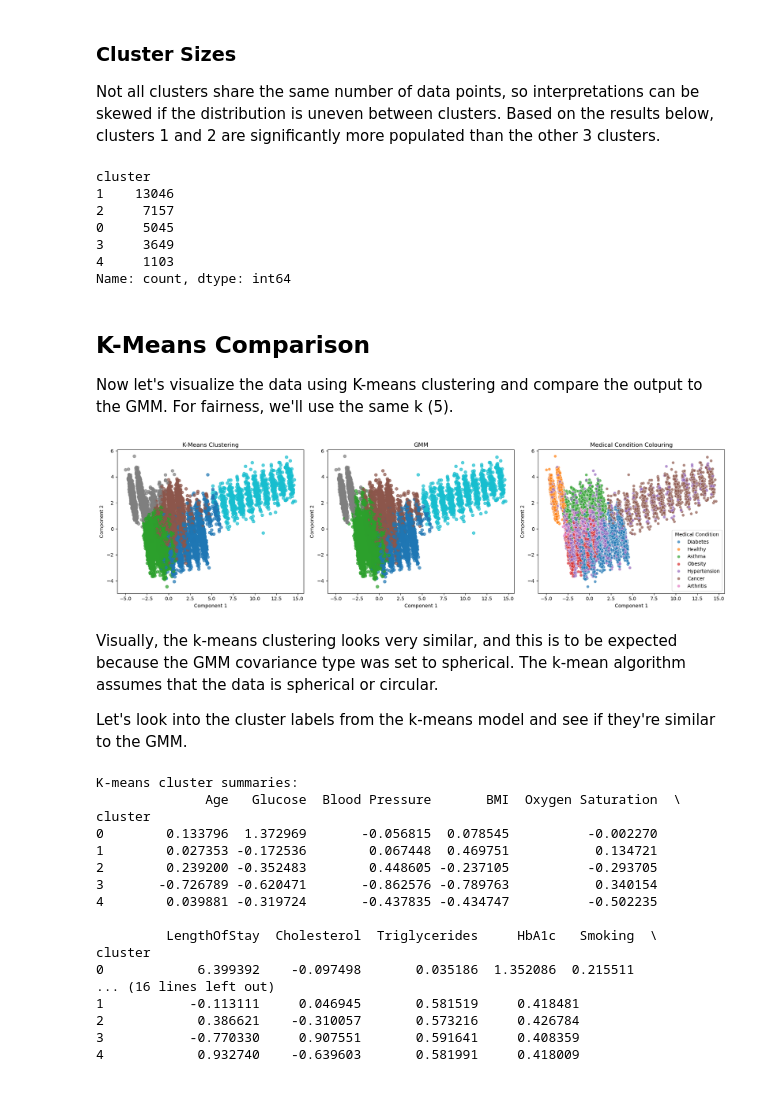
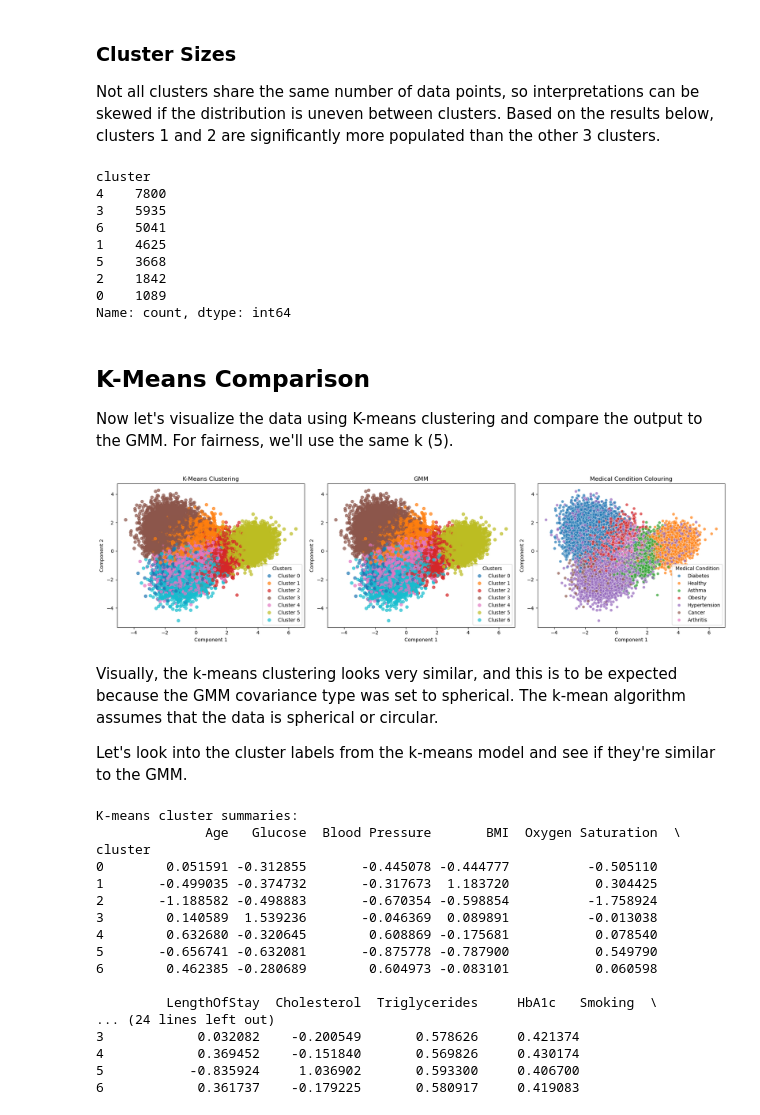
Before and after one commit to alexandrianelson/BINF5507-ML-Capstone, a Jupyter notebook: Capstone_Assignment_Notebook.ipynb, the cells around one changed output. Drawn from its saved outputs; the diff is of its cells as text; code cells hidden in the pictures.

```diff
--- a/Capstone_Assignment_Notebook.ipynb
+++ b/Capstone_Assignment_Notebook.ipynb
@@ -170,8 +170,8 @@ The remaining columns have very different scales and would benefit from scaling
 # %%
 # Get numeric columns now that the data is clean
-num_columns = [col for col in cleaned_data.columns if cleaned_data[col].dtype in ["float64" or "int64"]]
+num_columns = [col for col in cleaned_data.columns if cleaned_data[col].dtype in ["float64","int64"]]
 
-print(f"Before scaling: ")
+print(f"Before standardizing: ")
 print(cleaned_data[num_columns].describe())
 
 # Dictionary for means and stds
@@ -179,12 +179,13 @@ means = {}
 stds = {}
 
 for col in num_columns:
-    means[col] = cleaned_data[col].mean()
-    stds[col] = cleaned_data[col].std()
+    if col not in ["Gender_Female", "Gender_Male"]:
+        means[col] = cleaned_data[col].mean()
+        stds[col] = cleaned_data[col].std()
 
-    # This is where the standardizing occurs
-    cleaned_data[col] = (cleaned_data[col] - means[col]) / stds[col]
+        # This is where the standardizing occurs
+        cleaned_data[col] = (cleaned_data[col] - means[col]) / stds[col]
 
-print(f"After scaling: ")
+print(f"\nAfter standardizing: ")
 print(cleaned_data[num_columns].describe())
 # %% [output]
@@ -300,7 +302,6 @@ Use covariance_type = "spherical", n_components = 5.
 # %%
 # Run and fit GMM using the parameters from the best model
-
-final_gmm = GaussianMixture(n_components=5, covariance_type="spherical", random_state=42)
+final_gmm = GaussianMixture(n_components=7, covariance_type="spherical", random_state=42)
 final_gmm.fit(cleaned_data)
 
 # Predict the probabilities and labels for each point
@@ -407,11 +427,13 @@ Not all clusters share the same number of data points, so interpretations can be
 gmm_clusters["cluster"].value_counts()
 # %% [output]
 cluster
-1    13046
-2     7157
-0     5045
-3     3649
-4     1103
+4    7800
+3    5935
+6    5041
+1    4625
+5    3668
+2    1842
+0    1089
 Name: count, dtype: int64
 # %% [markdown]
 ## K-Means Comparison
@@ -420,35 +442,40 @@ Now let's visualize the data using K-means clustering and compare the output to
 # %%
 # Run and fit the K-means model
 
-kmeans = KMeans(n_clusters=5, random_state=42)
+kmeans = KMeans(n_clusters=7, random_state=42)
 kmeans.fit_predict(cleaned_data)
 
 # Retrieve the labels
 kmeans_labels = kmeans.labels_
+
 # We can re-use the PCA for dimensionality reduction
 
 fig, axes = plt.subplots(1,3, figsize=(18,5))
 
 # Plot the Kmeans
-axes[0].scatter(fit_transform_pca[:,0], fit_transform_pca[:,1], c=kmeans_labels, cmap="tab10", alpha=0.7)
+fig0 = axes[0].scatter(fit_transform_pca[:,0], fit_transform_pca[:,1], c=kmeans_labels, cmap="tab10", alpha=0.7)
+handles, _ = fig0.legend_elements()
+axes[0].legend(handles, [f"Cluster {i}" for i in range(len(handles))], title = "Clusters")
 axes[0].set_title("K-Means Clustering")
 
 # Plot the GMM
-axes[1].scatter(fit_transform_pca[:,0], fit_transform_pca[:,1], c=labels, cmap="tab10", alpha=0.7)
+fig1 = axes[1].scatter(fit_transform_pca[:,0], fit_transform_pca[:,1], c=labels, cmap="tab10", alpha=0.7)
+handles, _ = fig1.legend_elements()
+axes[1].legend(handles, [f"Cluster {i}" for i in range(len(handles))], title = "Clusters")
 axes[1].set_title("GMM")
 
 # Plot the GMM with the Medical Condition colouring
 sns.scatterplot(x=fit_transform_pca[:,0], y=fit_transform_pca[:,1], hue=med_condition_label, palette="tab10", alpha=0.7, ax=axes[2])
 axes[2].set_title("Medical Condition Colouring")
 
 for ax in axes:
     ax.set_xlabel("Component 1")
     ax.set_ylabel("Component 2")
 
 plt.tight_layout()
 plt.show()
 # %% [output]
-[figure, old version]
+[figure, new version]
 # %% [markdown]
 Visually, the k-means clustering looks very similar, and this is to be expected because the GMM covariance type was set to spherical. The k-mean algorithm assumes that the data is spherical or circular.
 
@@ -467,18 +494,18 @@ print(f"K-means cluster summaries:\n{kmeans_summary}")
 K-means cluster summaries:
               Age   Glucose  Blood Pressure       BMI  Oxygen Saturation  \
 cluster
-0        0.133796  1.372969       -0.056815  0.078545          -0.002270
-1        0.027353 -0.172536        0.067448  0.469751           0.134721
-2        0.239200 -0.352483        0.448605 -0.237105          -0.293705
-3       -0.726789 -0.620471       -0.862576 -0.789763           0.340154
-4        0.039881 -0.319724       -0.437835 -0.434747          -0.502235
+0        0.051591 -0.312855       -0.445078 -0.444777          -0.505110
+1       -0.499035 -0.374732       -0.317673  1.183720           0.304425
+2       -1.188582 -0.498883       -0.670354 -0.598854          -1.758924
+3        0.140589  1.539236       -0.046369  0.089891          -0.013038
+4        0.632680 -0.320645        0.608869 -0.175681           0.078540
+5       -0.656741 -0.632081       -0.875778 -0.787900           0.549790
+6        0.462385 -0.280689        0.604973 -0.083101           0.060598
 
          LengthOfStay  Cholesterol  Triglycerides     HbA1c   Smoking  \
-cluster
-0            6.399392    -0.097498       0.035186  1.352086  0.215511
-... (16 lines left out)
-1           -0.113111     0.046945       0.581519     0.418481
-2            0.386621    -0.310057       0.573216     0.426784
-3           -0.770330     0.907551       0.591641     0.408359
-4            0.932740    -0.639603       0.581991     0.418009
+... (24 lines left out)
+3            0.032082    -0.200549       0.578626     0.421374
+4            0.369452    -0.151840       0.569826     0.430174
+5           -0.835924     1.036902       0.593300     0.406700
+6            0.361737    -0.179225       0.580917     0.419083
 # %% [markdown]
```
Also changed, not shown: parts of 13 cells of this notebook.
